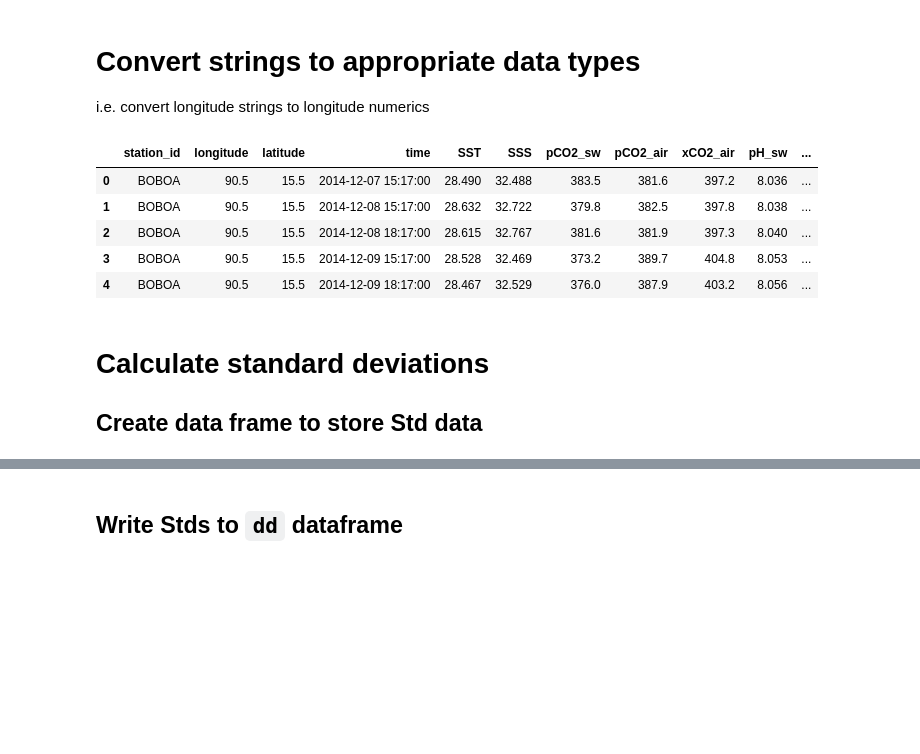
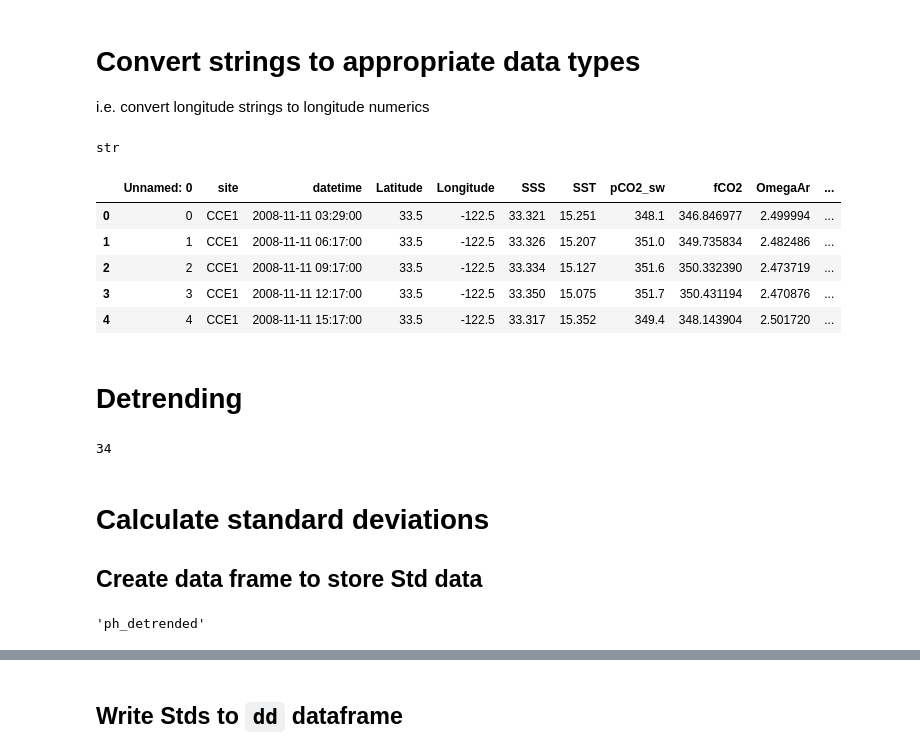
Before and after one commit to abby-baskind/YoE, a Jupyter notebook: buoy_analysis.ipynb, the cells around one changed output, grey strips where cells are left out. Cells and saved outputs as stored; diff of their text form; code cells hidden in the pictures; blank space fills up the shorter version.

```diff
--- a/buoy_analysis.ipynb
+++ b/buoy_analysis.ipynb
@@ -82,0 +58,3 @@ df
+# %%
+df = pd.read_csv('/Users/akbaskind/Desktop/YoE/allbuoys.csv')
+df.head()
@@ -83,26 +68,27 @@ df
 # %% [markdown]
 # Convert strings to appropriate data types
 i.e. convert longitude strings to longitude numerics
+# %%
+type(df['datetime'][0])
+# %% [output]
+str
 # %%
-df['longitude'] = pd.to_numeric(df['longitude'])
-df['latitude'] = pd.to_numeric(df['latitude'])
-df['pCO2_air'] = pd.to_numeric(df['pCO2_air'])
-df['xCO2_air'] = pd.to_numeric(df['xCO2_air'])
+df['Longitude'] = pd.to_numeric(df['Longitude'])
+df['Latitude'] = pd.to_numeric(df['Latitude'])
 df['pCO2_sw'] = pd.to_numeric(df['pCO2_sw'])
 df['pH_sw'] = pd.to_numeric(df['pH_sw'])
 df['SST'] = pd.to_numeric(df['SST'])
 df['SSS'] = pd.to_numeric(df['SSS'])
-df['DOXY'] = pd.to_numeric(df['DOXY'])
-df['CHL'] = pd.to_numeric(df['CHL'])
-df['NTU'] = pd.to_numeric(df['NTU'])
 df['fCO2'] = pd.to_numeric(df['fCO2'])
 df['OmegaAr'] = pd.to_numeric(df['OmegaAr'])
-df["time"] = pd.to_datetime(df["time"])
+df["datetime"] = pd.to_datetime(df["datetime"])
 df.head()
 # %% [output]
-|  | station_id | longitude | latitude | time | SST | SSS | pCO2_sw | pCO2_air | xCO2_air | pH_sw | ... |
-| 0 | BOBOA | 90.5 | 15.5 | 2014-12-07 15:17:00 | 28.490 | 32.488 | 383.5 | 381.6 | 397.2 | 8.036 | ... |
-| 1 | BOBOA | 90.5 | 15.5 | 2014-12-08 15:17:00 | 28.632 | 32.722 | 379.8 | 382.5 | 397.8 | 8.038 | ... |
-| 2 | BOBOA | 90.5 | 15.5 | 2014-12-08 18:17:00 | 28.615 | 32.767 | 381.6 | 381.9 | 397.3 | 8.040 | ... |
-| 3 | BOBOA | 90.5 | 15.5 | 2014-12-09 15:17:00 | 28.528 | 32.469 | 373.2 | 389.7 | 404.8 | 8.053 | ... |
-| 4 | BOBOA | 90.5 | 15.5 | 2014-12-09 18:17:00 | 28.467 | 32.529 | 376.0 | 387.9 | 403.2 | 8.056 | ... |
+|  | Unnamed: 0 | site | datetime | Latitude | Longitude | SSS | SST | pCO2_sw | fCO2 | OmegaAr | ... |
+| 0 | 0 | CCE1 | 2008-11-11 03:29:00 | 33.5 | -122.5 | 33.321 | 15.251 | 348.1 | 346.846977 | 2.499994 | ... |
+| 1 | 1 | CCE1 | 2008-11-11 06:17:00 | 33.5 | -122.5 | 33.326 | 15.207 | 351.0 | 349.735834 | 2.482486 | ... |
+| 2 | 2 | CCE1 | 2008-11-11 09:17:00 | 33.5 | -122.5 | 33.334 | 15.127 | 351.6 | 350.332390 | 2.473719 | ... |
+| 3 | 3 | CCE1 | 2008-11-11 12:17:00 | 33.5 | -122.5 | 33.350 | 15.075 | 351.7 | 350.431194 | 2.470876 | ... |
+| 4 | 4 | CCE1 | 2008-11-11 15:17:00 | 33.5 | -122.5 | 33.317 | 15.352 | 349.4 | 348.143904 | 2.501720 | ... |
+# %% [markdown]
+# Detrending
@@ -109,4 +99,12 @@ df.head()
+# %%
+len(df['site'].unique())
+# %% [output]
+34
 # %% [markdown]
 # Calculate standard deviations
 ## Create data frame to store Std data
+# %%
+df.keys()[12]
+# %% [output]
+'ph_detrended'
 # %%
```
Also changed, not shown: parts of 25 cells of this notebook, 3 other files.
